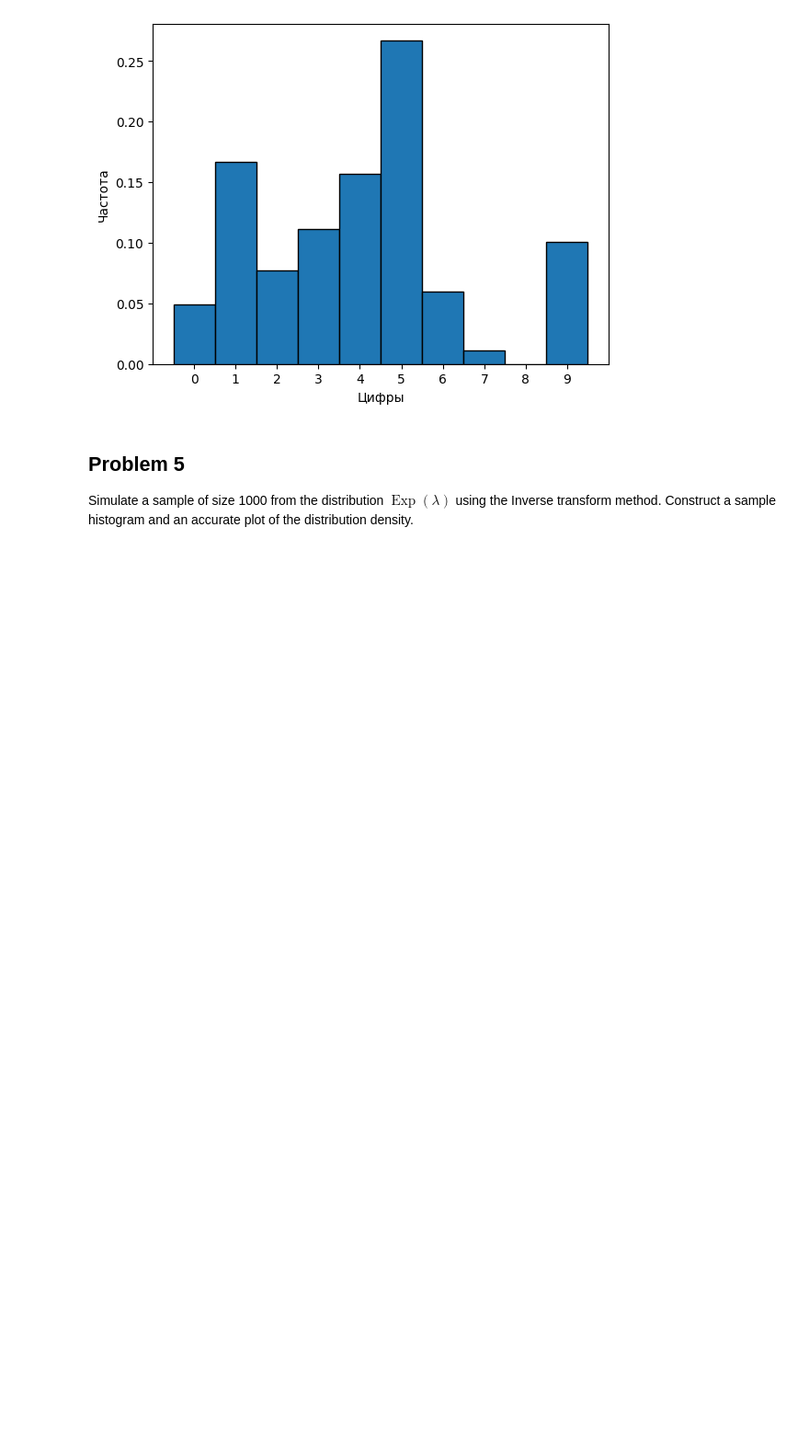
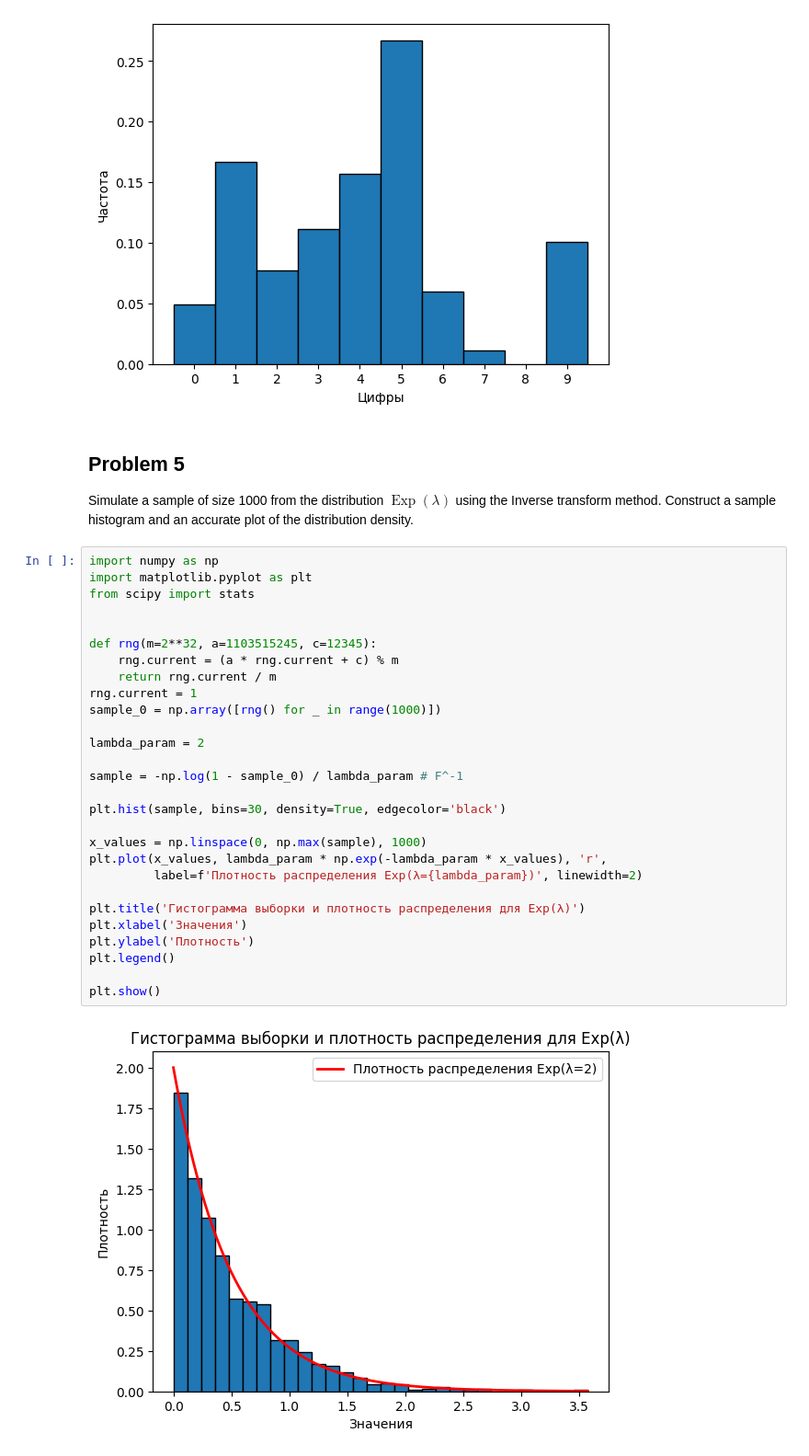
Before and after one commit to YanaStekolshchikova/StatPrak25, a Jupyter notebook: дз3.ipynb, the cells around one changed output. Shown at 92% size. Drawn from its saved outputs; the diff is of its cells as text; blank space fills up the shorter version.

```diff
--- a/дз3.ipynb
+++ b/дз3.ipynb
@@ -90,3 +90,33 @@ plt.show()
 # %% [markdown]
 ## Problem 5
 Simulate a sample of size 1000 from the distribution $\operatorname{Exp}(\lambda)$ using the Inverse transform method. Construct a sample histogram and an accurate plot of the distribution density.
+# %%
+import numpy as np
+import matplotlib.pyplot as plt
+from scipy import stats
+
+
+def rng(m=2**32, a=1103515245, c=12345):
+    rng.current = (a * rng.current + c) % m
+    return rng.current / m
+rng.current = 1
+sample_0 = np.array([rng() for _ in range(1000)])
+
+lambda_param = 2
+
+sample = -np.log(1 - sample_0) / lambda_param # F^-1
+
+plt.hist(sample, bins=30, density=True, edgecolor='black')
+
+x_values = np.linspace(0, np.max(sample), 1000)
+plt.plot(x_values, lambda_param * np.exp(-lambda_param * x_values), 'r',
+         label=f'Плотность распределения Exp(λ={lambda_param})', linewidth=2)
+
+plt.title('Гистограмма выборки и плотность распределения для Exp(λ)')
+plt.xlabel('Значения')
+plt.ylabel('Плотность')
+plt.legend()
+
+plt.show()
+# %% [output]
+[figure, added]
```
Also changed, not shown: parts of 10 cells of this notebook.
